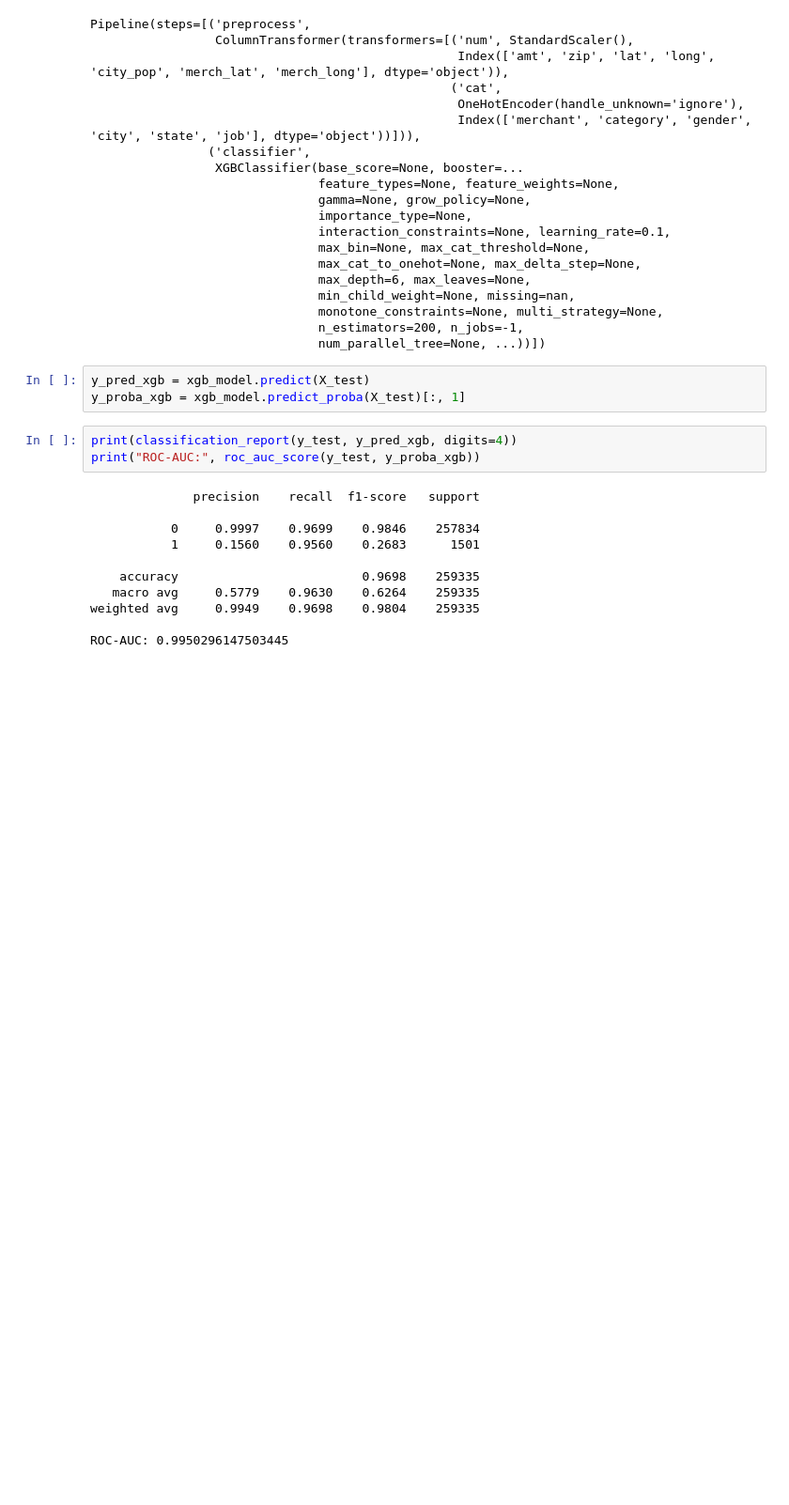
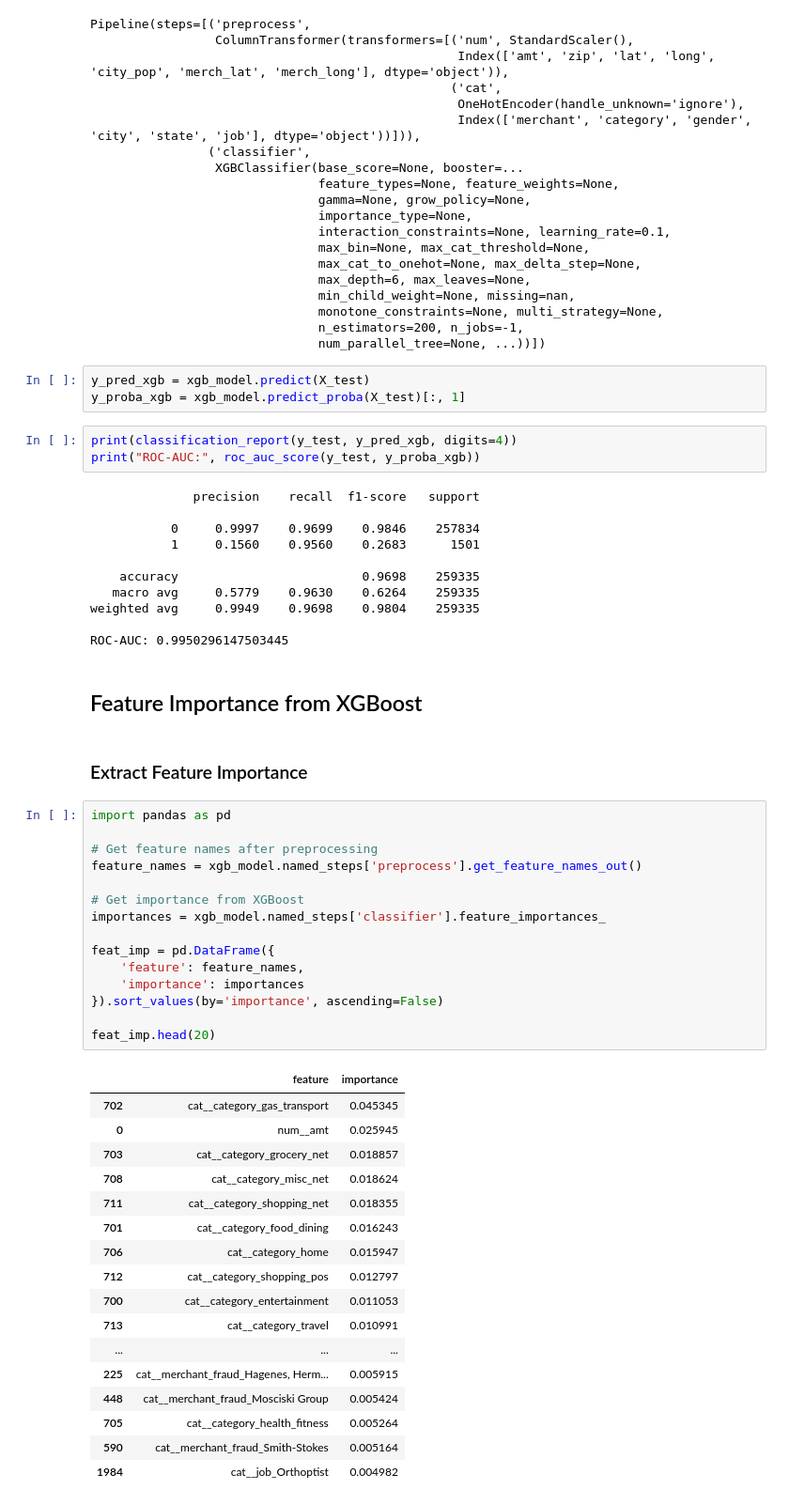
Before and after one commit to Dhyey-2005/credit-card-fraud-detection, a Jupyter notebook: Credit Card Fraud Project.ipynb, the cells around one changed output. Shown at 94% size. Drawn from its saved outputs; the diff is of its cells as text; blank space fills up the shorter version.

```diff
--- a/Credit Card Fraud Project.ipynb
+++ b/Credit Card Fraud Project.ipynb
@@ -364,3 +459,40 @@ print("ROC-AUC:", roc_auc_score(y_test, y_proba_xgb))
 weighted avg     0.9949    0.9698    0.9804    259335
 
 ROC-AUC: 0.9950296147503445
+# %% [markdown]
+## Feature Importance from XGBoost
+# %% [markdown]
+### Extract Feature Importance
+# %%
+import pandas as pd
+
+# Get feature names after preprocessing
+feature_names = xgb_model.named_steps['preprocess'].get_feature_names_out()
+
+# Get importance from XGBoost
+importances = xgb_model.named_steps['classifier'].feature_importances_
+
+feat_imp = pd.DataFrame({
+    'feature': feature_names,
+    'importance': importances
+}).sort_values(by='importance', ascending=False)
+
+feat_imp.head(20)
+# %% [output]
+|  | feature | importance |
+| 702 | cat__category_gas_transport | 0.045345 |
+| 0 | num__amt | 0.025945 |
+| 703 | cat__category_grocery_net | 0.018857 |
+| 708 | cat__category_misc_net | 0.018624 |
+| 711 | cat__category_shopping_net | 0.018355 |
+| 701 | cat__category_food_dining | 0.016243 |
+| 706 | cat__category_home | 0.015947 |
+| 712 | cat__category_shopping_pos | 0.012797 |
+| 700 | cat__category_entertainment | 0.011053 |
+| 713 | cat__category_travel | 0.010991 |
+| ... | ... | ... |
+| 225 | cat__merchant_fraud_Hagenes, Herm... | 0.005915 |
+| 448 | cat__merchant_fraud_Mosciski Group | 0.005424 |
+| 705 | cat__category_health_fitness | 0.005264 |
+| 590 | cat__merchant_fraud_Smith-Stokes | 0.005164 |
+| 1984 | cat__job_Orthoptist | 0.004982 |
```
Also changed, not shown: parts of 48 cells of this notebook.
